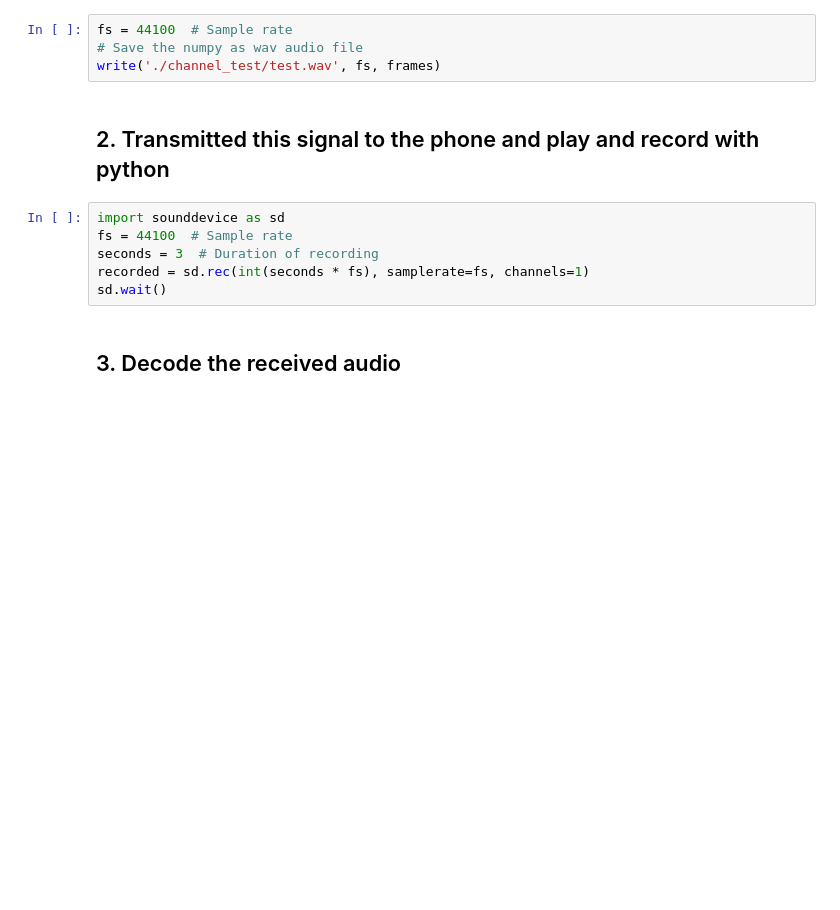
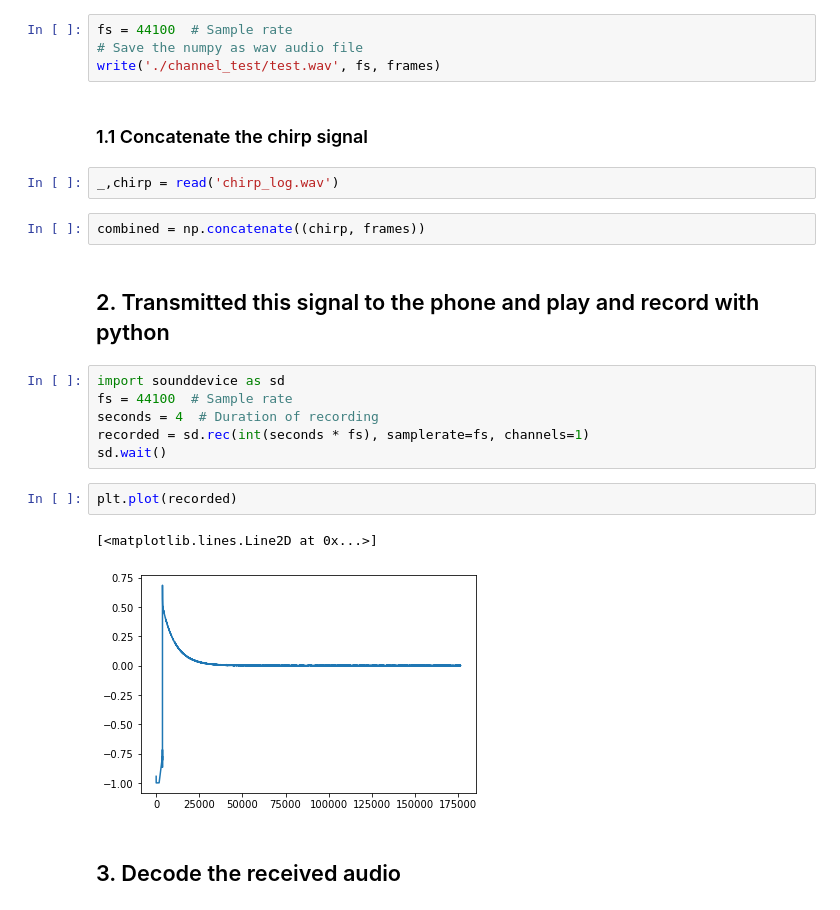
Before and after one commit to JingbiaoMei/Cambridge-Blue-Noise, a Jupyter notebook: ofdm_symbol_Channel_estimation.ipynb, the cells around one changed output. Drawn from its saved outputs; the diff is of its cells as text; blank space fills up the shorter version.

```diff
--- a/ofdm_symbol_Channel_estimation.ipynb
+++ b/ofdm_symbol_Channel_estimation.ipynb
@@ -54,14 +56,25 @@ symbol_to_OFDMframes encoding finished
 fs = 44100  # Sample rate
 # Save the numpy as wav audio file
 write('./channel_test/test.wav', fs, frames)
+# %% [markdown]
+###  1.1 Concatenate the chirp signal
+# %%
+_,chirp = read('chirp_log.wav')
+# %%
+combined = np.concatenate((chirp, frames))
 # %% [markdown]
 ## 2. Transmitted this signal to the phone and play and record with python
 # %%
 import sounddevice as sd
 fs = 44100  # Sample rate
-seconds = 3  # Duration of recording
+seconds = 4  # Duration of recording
 recorded = sd.rec(int(seconds * fs), samplerate=fs, channels=1)
 sd.wait()
+# %%
+plt.plot(recorded)
+# %% [output]
+[<matplotlib.lines.Line2D at 0x...>]
+[figure, added]
 # %% [markdown]
 ## 3. Decode the received audio
 # %%
```
Also changed, not shown: parts of 6 cells of this notebook, 2 other files.
